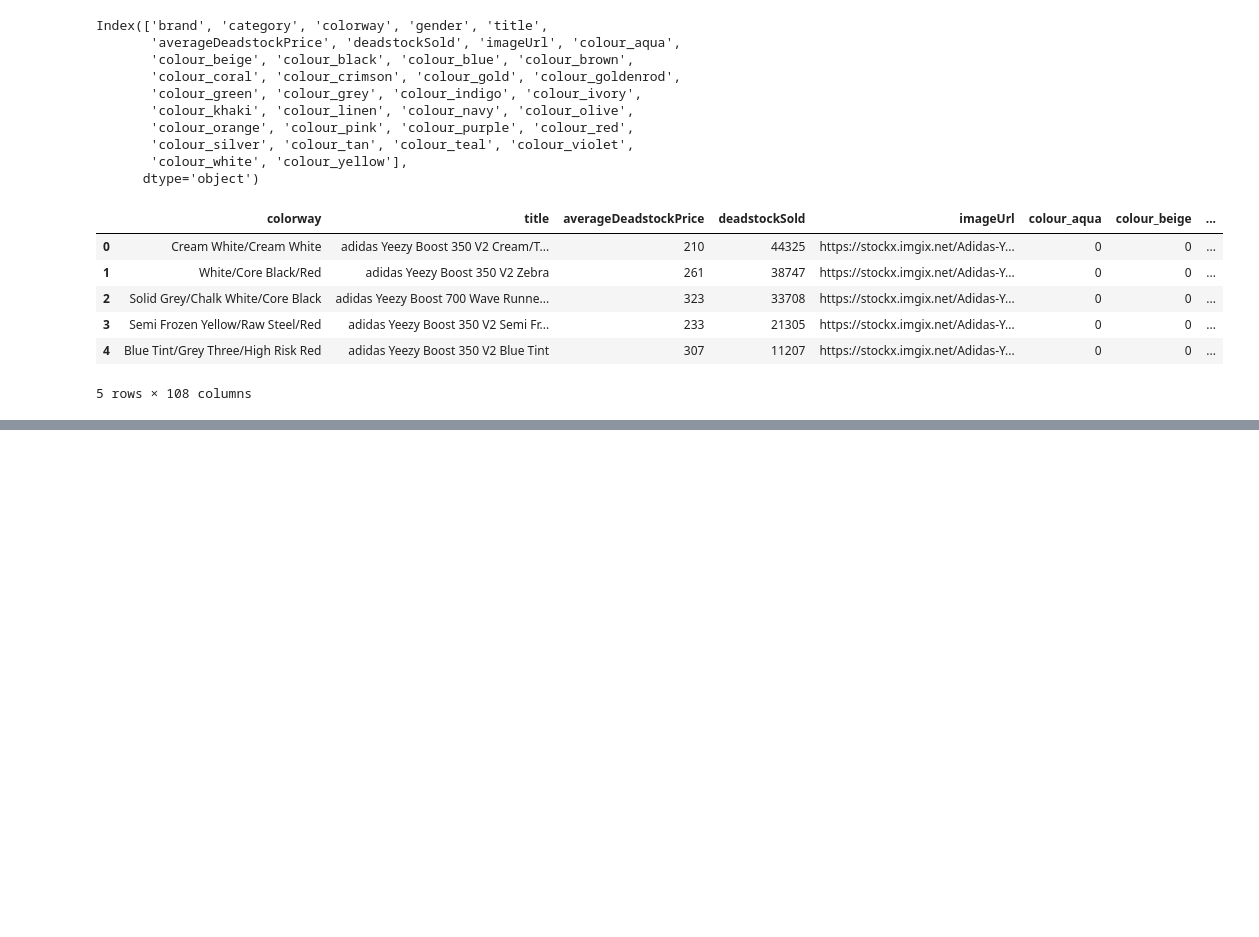
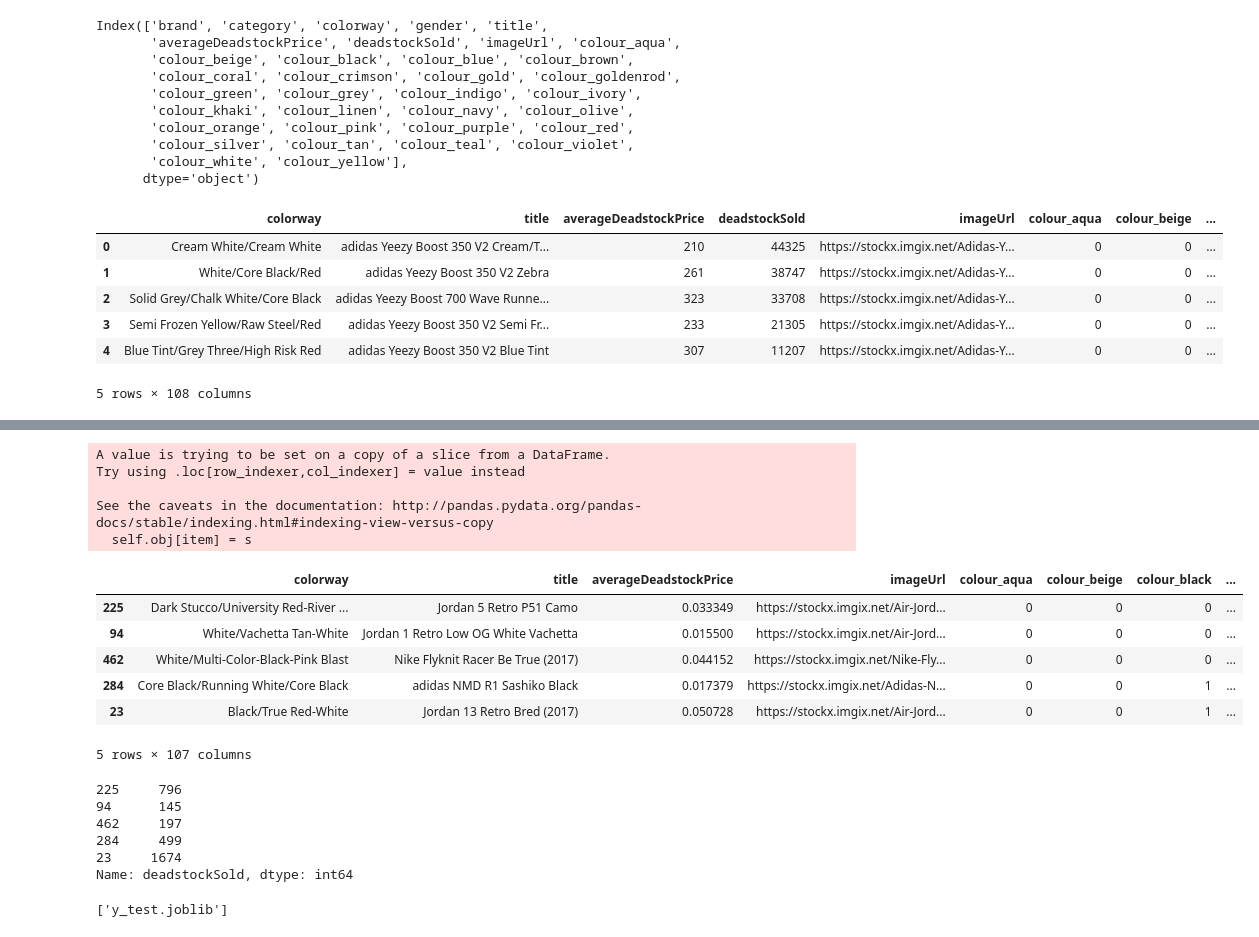
Before and after one commit to tpgmartin/shoe_ml_evaluator, a Jupyter notebook: model/Datasets.ipynb, the cells around one changed output, grey strips where cells are left out. Drawn from its saved outputs; the diff is of its cells as text; code cells hidden in the pictures; blank space fills up the shorter version.

Commit message:
Create training and testing datasets

```diff
--- a/model/Datasets.ipynb
+++ b/model/Datasets.ipynb
@@ -135,3 +132,7 @@ df.head()
 | 3 | Semi Frozen Yellow/Raw Steel/Red | adidas Yeezy Boost 350 V2 Semi Fr... | 233 | 21305 | https://stockx.imgix.net/Adidas-Y... | 0 | 0 | ... |
 | 4 | Blue Tint/Grey Three/High Risk Red | adidas Yeezy Boost 350 V2 Blue Tint | 307 | 11207 | https://stockx.imgix.net/Adidas-Y... | 0 | 0 | ... |
 5 rows × 108 columns
+# %%
+cols = list(df.columns.values)
+cols.pop(cols.index("deadstockSold"))
+df = df[cols+["deadstockSold"]]
@@ -137,0 +153,35 @@ df.head()
+# %%
+X_train.loc[:,"averageDeadstockPrice"] = MinMaxScaler().fit_transform(X_train["averageDeadstockPrice"].values.reshape(-1, 1))
+X_test.loc[:,"averageDeadstockPrice"] = MinMaxScaler().fit_transform(X_test["averageDeadstockPrice"].values.reshape(-1, 1))
+# %% [output]
+A value is trying to be set on a copy of a slice from a DataFrame.
+Try using .loc[row_indexer,col_indexer] = value instead
+
+See the caveats in the documentation: http://pandas.pydata.org/pandas-docs/stable/indexing.html#indexing-view-versus-copy
+  self.obj[item] = s
+# %%
+X_train.head()
+# %% [output]
+|  | colorway | title | averageDeadstockPrice | imageUrl | colour_aqua | colour_beige | colour_black | ... |
+| 225 | Dark Stucco/University Red-River ... | Jordan 5 Retro P51 Camo | 0.033349 | https://stockx.imgix.net/Air-Jord... | 0 | 0 | 0 | ... |
+| 94 | White/Vachetta Tan-White | Jordan 1 Retro Low OG White Vachetta | 0.015500 | https://stockx.imgix.net/Air-Jord... | 0 | 0 | 0 | ... |
+| 462 | White/Multi-Color-Black-Pink Blast | Nike Flyknit Racer Be True (2017) | 0.044152 | https://stockx.imgix.net/Nike-Fly... | 0 | 0 | 0 | ... |
+| 284 | Core Black/Running White/Core Black | adidas NMD R1 Sashiko Black | 0.017379 | https://stockx.imgix.net/Adidas-N... | 0 | 0 | 1 | ... |
+| 23 | Black/True Red-White | Jordan 13 Retro Bred (2017) | 0.050728 | https://stockx.imgix.net/Air-Jord... | 0 | 0 | 1 | ... |
+5 rows × 107 columns
+# %%
+y_train.head()
+# %% [output]
+225     796
+94      145
+462     197
+284     499
+23     1674
+Name: deadstockSold, dtype: int64
+# %%
+dump(X_train, "X_train.joblib")
+dump(y_train, "y_train.joblib")
+dump(X_test, "X_test.joblib")
+dump(y_test, "y_test.joblib")
+# %% [output]
+['y_test.joblib']
```
Also changed, not shown: parts of 4 cells of this notebook, 1 other file.
